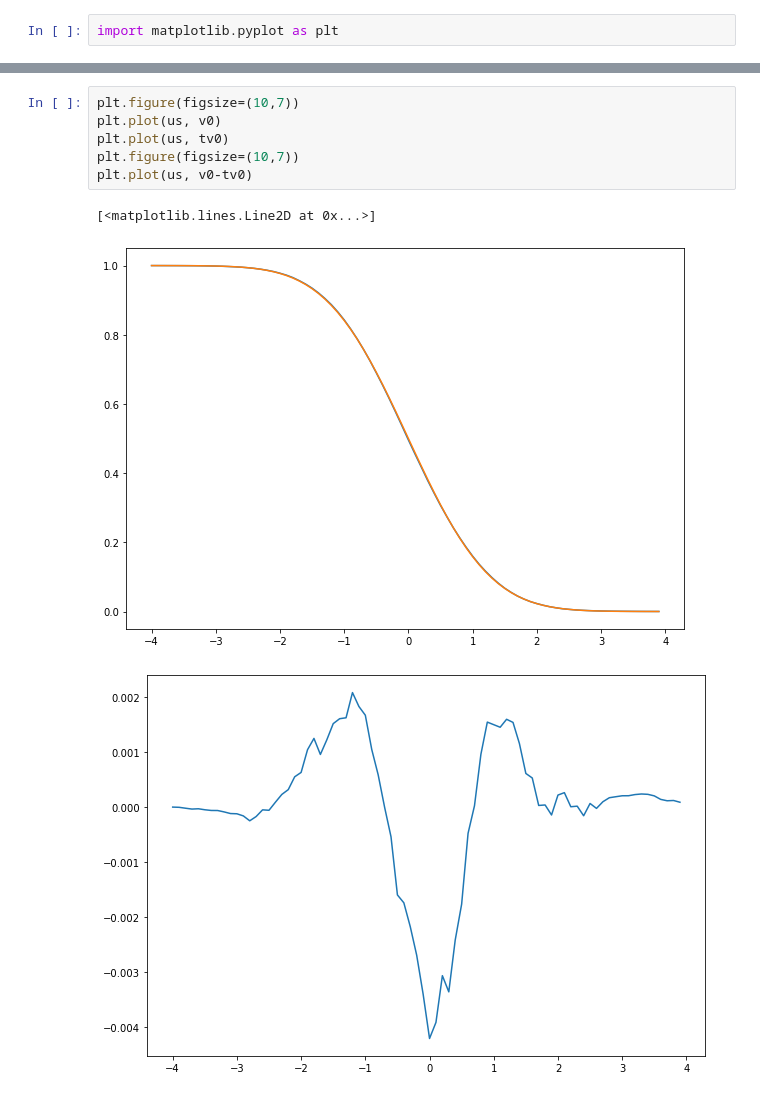
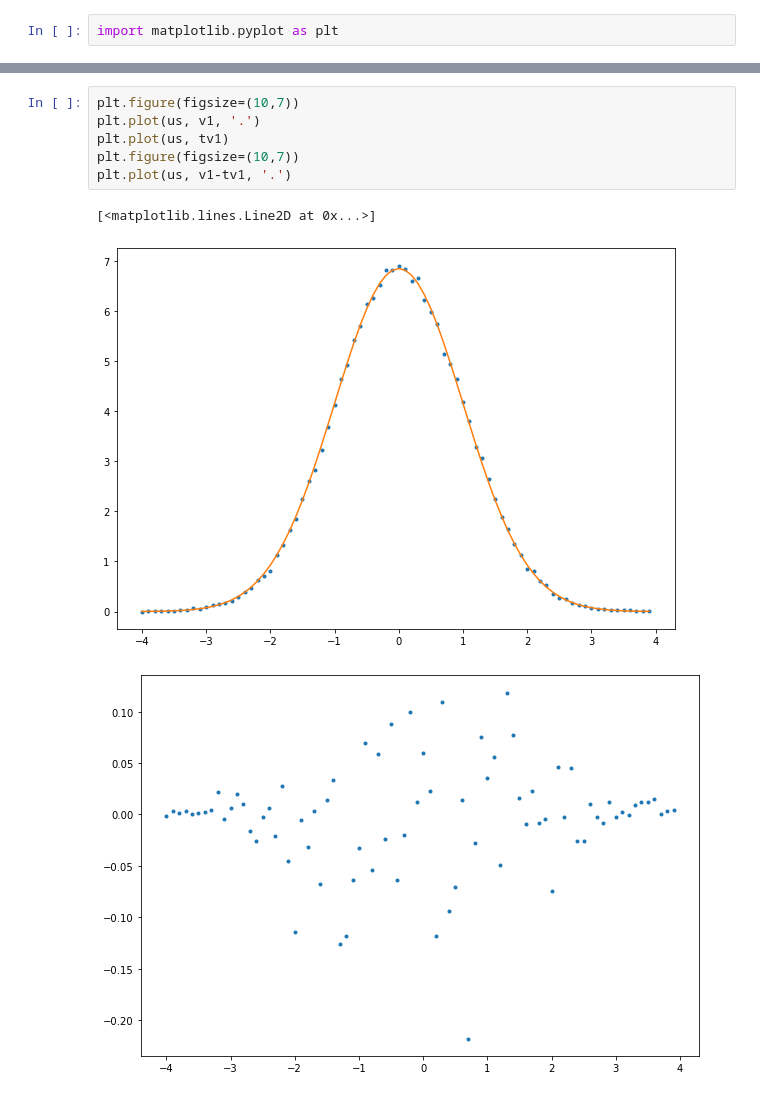
Before and after one commit to javicarron/pynkowski, a Jupyter notebook: Pynkowski_test.ipynb, the cells around one changed output, grey strips where cells are left out. Saved outputs shown, nothing was run; the diff lists cells and outputs as text.

```diff
--- a/Pynkowski_test.ipynb
+++ b/Pynkowski_test.ipynb
@@ -45,12 +45,12 @@ plt.plot(us, v0-tv0)
 # %%
 plt.figure(figsize=(10,7))
-plt.plot(us, v0)
-plt.plot(us, tv0)
+plt.plot(us, v1, '.')
+plt.plot(us, tv1)
 plt.figure(figsize=(10,7))
-plt.plot(us, v0-tv0)
+plt.plot(us, v1-tv1, '.')
 # %% [output]
 [<matplotlib.lines.Line2D at 0x...>]
-[figure, old version]
+[figure, new version]
-[figure, old version]
+[figure, new version]
 # %%
 plt.figure(figsize=(10,7))
```
Also changed, not shown: parts of 2 cells of this notebook.
